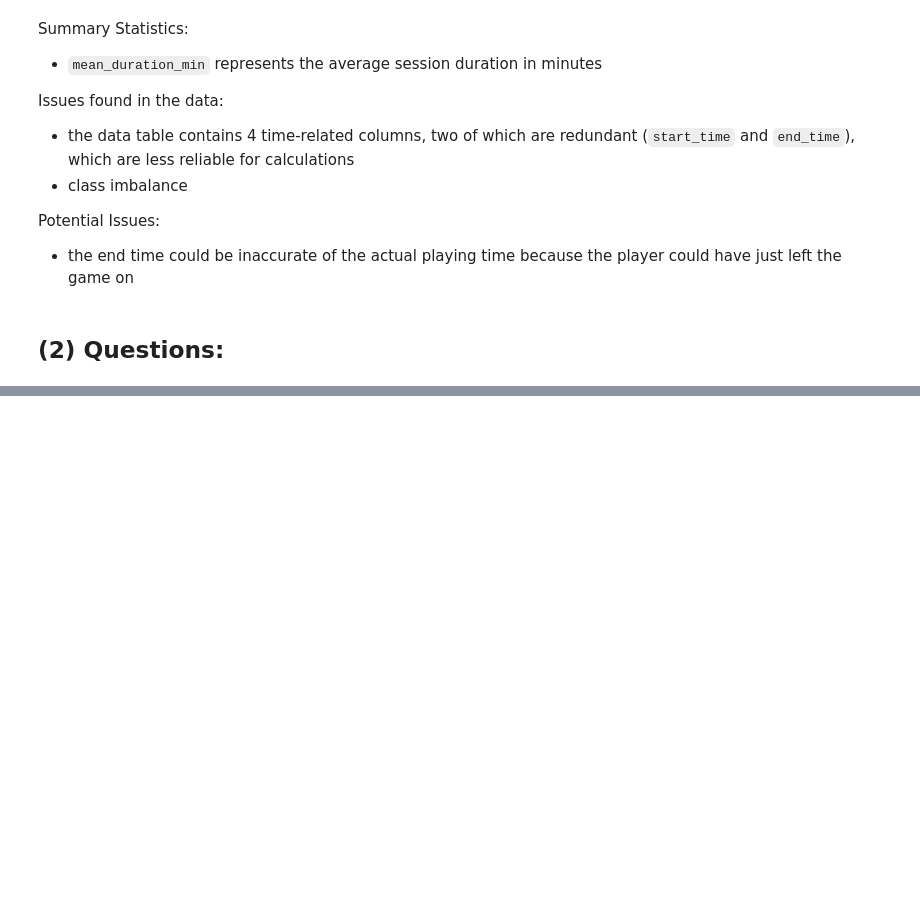
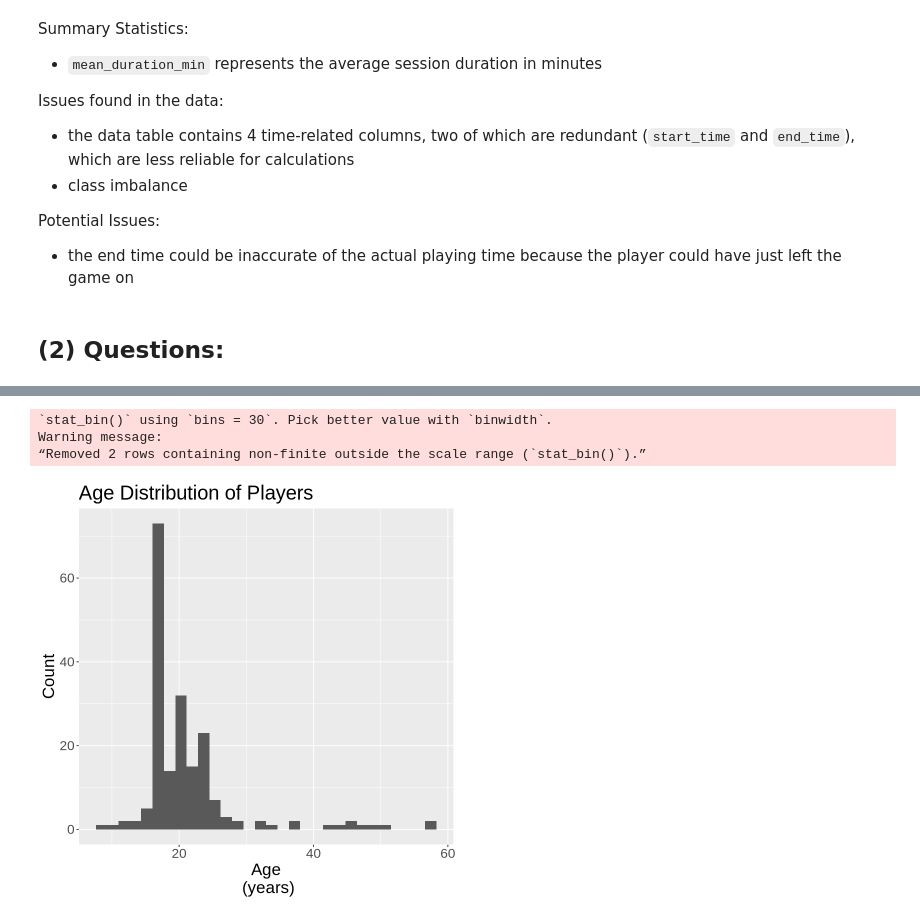
Before and after one commit to kristyluna2006/Project_Planning_Individual, a Jupyter notebook: Project Planning.ipynb, the cells around one changed output, grey strips where cells are left out. Saved outputs shown, nothing was run; the diff lists cells and outputs as text; code cells hidden in the pictures; blank space fills up the shorter version.

Commit message:
Added a few plots in Part 3

```diff
--- a/Project Planning.ipynb
+++ b/Project Planning.ipynb
@@ -150,0 +156,3 @@ Before performing classification to predict whether a player will subscribe, I m
+# %%
+original_players <- read_csv("players.csv")
+head(original_players)
@@ -150,0 +178,7 @@ Before performing classification to predict whether a player will subscribe, I m
+# %%
+players <- original_players |>
+            rename(age = Age) |>
+            mutate(experience = as.factor(experience),
+                   gender = as.factor(gender),
+                   subscribe = as.factor(subscribe))
+players
@@ -150,0 +215,15 @@ Before performing classification to predict whether a player will subscribe, I m
+# %%
+age_plot<- players|>
+    ggplot(aes(x = age)) +
+    geom_histogram() +
+    labs(
+        title = "Age Distribution of Players",
+        x = "Age\n (years)",
+        y = "Count") +
+    theme(text = element_text(size = 20))
+age_plot
+# %% [output]
+`stat_bin()` using `bins = 30`. Pick better value with `binwidth`.
+Warning message:
+“Removed 2 rows containing non-finite outside the scale range (`stat_bin()`).”
+[figure, added]
```
Also changed, not shown: parts of 13 cells of this notebook.
